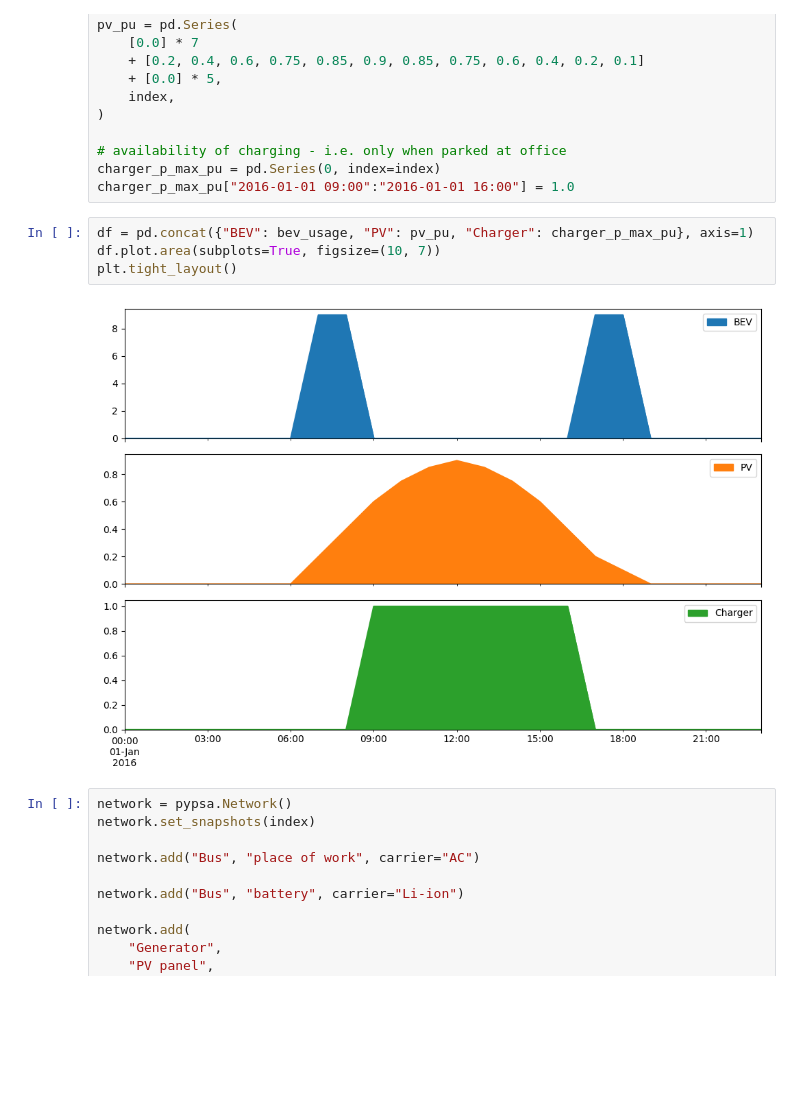
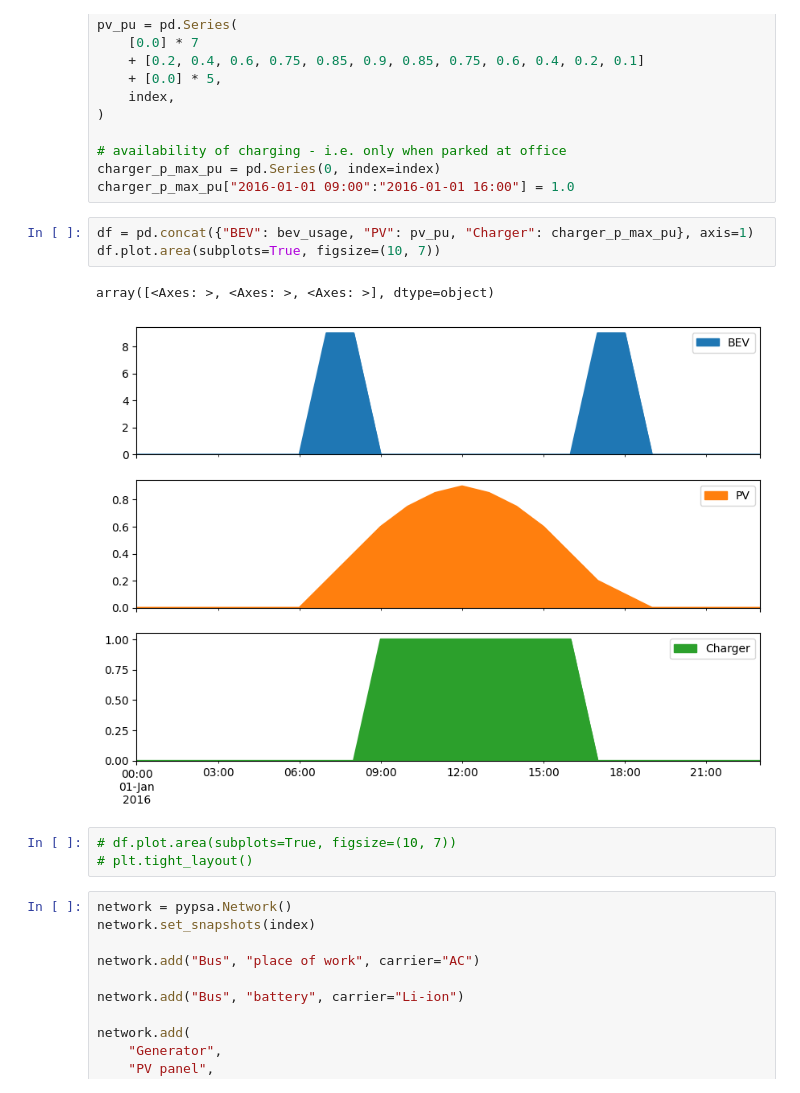
Before and after one commit to eddiesholl/gridsim, a Jupyter notebook: backend/notebooks/pypsa.ipynb, the cells around one changed output. Saved outputs shown, nothing was run; the diff lists cells and outputs as text; blank space fills up the shorter version.

```diff
--- a/pypsa.ipynb
+++ b/backend/notebooks/pypsa.ipynb
@@ -26,9 +26,12 @@ charger_p_max_pu["2016-01-01 09:00":"2016-01-01 16:00"] = 1.0
 # %%
 df = pd.concat({"BEV": bev_usage, "PV": pv_pu, "Charger": charger_p_max_pu}, axis=1)
 df.plot.area(subplots=True, figsize=(10, 7))
-plt.tight_layout()
 # %% [output]
+array([<Axes: >, <Axes: >, <Axes: >], dtype=object)
-[figure, old version]
+[figure, new version]
+# %%
+# df.plot.area(subplots=True, figsize=(10, 7))
+# plt.tight_layout()
 # %%
 network = pypsa.Network()
 network.set_snapshots(index)
```
Also changed, not shown: parts of 1 cell of this notebook, 30 other files.
